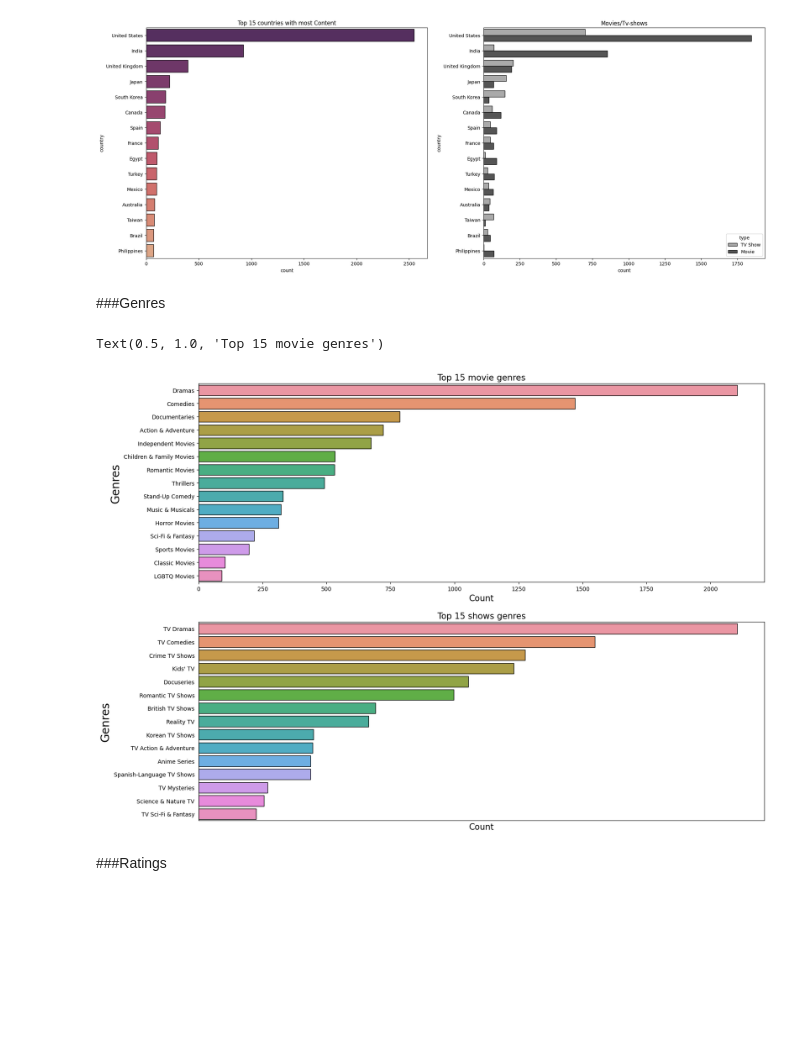
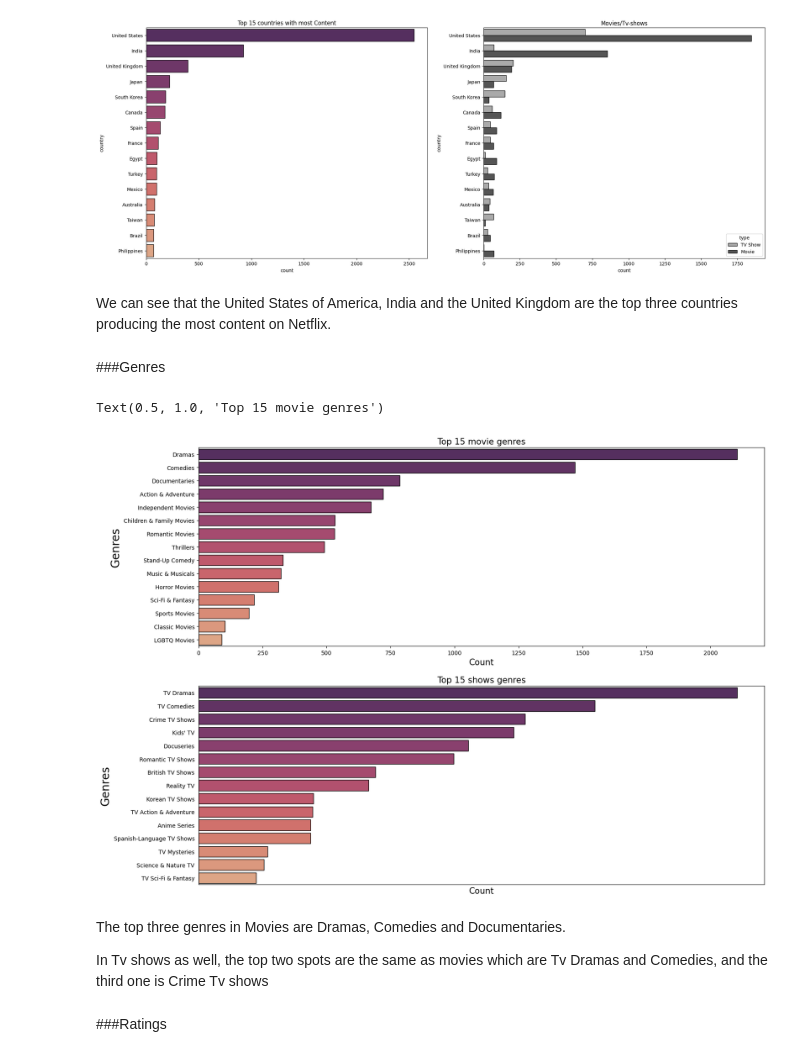
Before and after one commit to Azhar-ali7/Netflix-Movies-TVshow-unsupervised, a Jupyter notebook: Final_Netflix_Movies_and_tv_shows_Clustering.ipynb, the cells around one changed output. Saved outputs shown, nothing was run; the diff lists cells and outputs as text; code cells hidden in the pictures; blank space fills up the shorter version.

```diff
--- a/Final_Netflix_Movies_and_tv_shows_Clustering.ipynb
+++ b/Final_Netflix_Movies_and_tv_shows_Clustering.ipynb
@@ -475,6 +484,8 @@ sns.countplot(data=top_countries, y ='country',ax = ax[1],order = order_2, hue='
 plt.show()
 # %% [output]
 [figure]
+# %% [markdown]
+We can see that the United States of America, India and the United Kingdom are the top three countries producing the most content on Netflix.
 # %% [markdown]
 ###Genres
 # %%
@@ -486,31 +497,35 @@ genre_show = only_tv_shows['genres'].str.split(', ', expand = True).stack().rese
 # %%
 # figure size
 fig, ax4 = plt.subplots(2,1, figsize = (18,14))
 
 # order 1
 od1 = genre_mov.value_counts().index[1:16]
 
 # order 2
 od2 = genre_show.value_counts().index[1:16]
 
 plt.tick_params(top=False, bottom=False, left=False, right=False, labelleft=True, labelbottom=False)
 
 # countplots
-sns.countplot(y = genre_show, order = od2, ax = ax4[1], ec='black')
-sns.countplot(y = genre_mov, order = od1, ax = ax4[0], ec='black')
+sns.countplot(y = genre_show, order = od2, ax = ax4[1], ec='black', palette = 'flare_r')
+sns.countplot(y = genre_mov, order = od1, ax = ax4[0], ec='black', palette = 'flare_r')
 
 # labesl
 ax4[0].set_xlabel('Count', fontsize = 15)
 ax4[1].set_xlabel('Count', fontsize = 15)
 ax4[0].set_ylabel('Genres', fontsize = 20)
 ax4[1].set_ylabel('Genres', fontsize = 20)
 
 # titles
 ax4[1].set_title('Top 15 shows genres', fontsize = 15)
 ax4[0].set_title('Top 15 movie genres', fontsize = 15 )
 # %% [output]
 Text(0.5, 1.0, 'Top 15 movie genres')
-[figure, old version]
+[figure, new version]
+# %% [markdown]
+The top three genres in Movies are Dramas, Comedies and Documentaries.
+
+In Tv shows as well, the top two spots are the same as movies which are Tv Dramas and Comedies, and the third one is Crime Tv shows
 # %% [markdown]
 ###Ratings
 # %%
```
Also changed, not shown: parts of 46 cells of this notebook.
